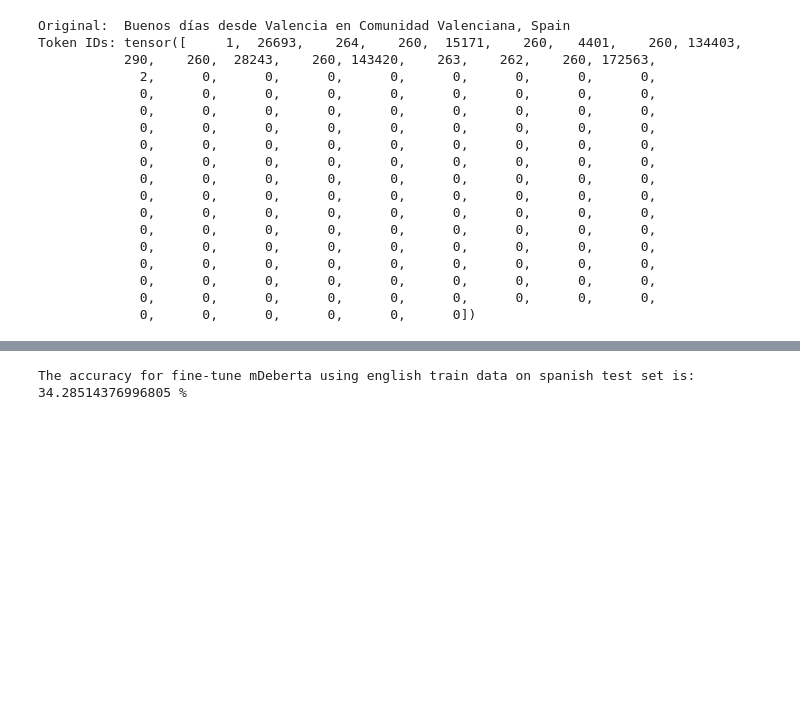
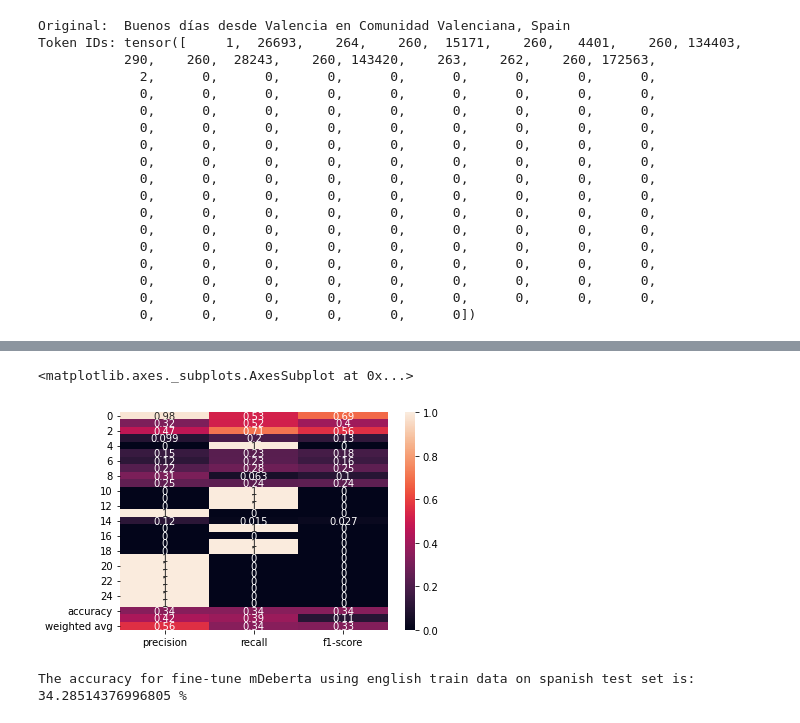
Before and after one commit to dspoorthy/MultilingualEmojiPrediction, a Jupyter notebook: DiscriminativeModels/mDeberta_Model/Project_505_DescriptiveModel_mDeberta.ipynb, the cells around one changed output, grey strips where cells are left out. Drawn from its saved outputs; the diff is of its cells as text; code cells hidden in the pictures; blank space fills up the shorter version.

Commit message:
mod deberta model

```diff
--- a/DiscriminativeModels/mDeberta_Model/Project_505_DescriptiveModel_mDeberta.ipynb
+++ b/DiscriminativeModels/mDeberta_Model/Project_505_DescriptiveModel_mDeberta.ipynb
@@ -694,6 +706,7 @@ def predicttestset(model,prediction_dataloader):
   predictions , true_labels = [], []
   total_eval_accuracy = 0
   act_pred_label = []
+  act_true_labels = []
 
   # Predict
   for batch in prediction_dataloader:
@@ -720,11 +733,12 @@ def predicttestset(model,prediction_dataloader):
 
     # Store predictions and true labels
     predictions.append(logits)
+    #print(type(logits))
     true_labels.append(label_ids)
-    print(logits.max(1).indices)
-    act_pred_label.append(logits.max(1).indices)
-  #f = open(filepath+filename, "w")
-  #f.write(predictions)
-  #f.close()
-
-  return total_eval_accuracy*100/len(prediction_dataloader)
+    predict_content = logits.argmax(axis=-1).flatten().tolist()
+    act_pred_label += predict_content
+    #print(act_pred_label)
+    act_true_labels += label_ids.flatten().tolist()
+    #print(act_pred_label)
+  #print(len(act_pred_label),len(act_true_labels))
+  return total_eval_accuracy*100/len(prediction_dataloader), act_pred_label,act_true_labels
@@ -758,3 +797,5 @@ Token IDs: tensor([     1,  26693,    264,    260,  15171,    260,   4401,    26
              0,      0,      0,      0,      0,      0,      0,      0,      0,
              0,      0,      0,      0,      0,      0,      0,      0,      0,
              0,      0,      0,      0,      0,      0])
+# %%
+acc_es, pred_label_es, true_labels_es = predicttestset(model_mdeberta_eng,prediction_dataloader_span_test)
@@ -761 +825,9 @@ Token IDs: tensor([     1,  26693,    264,    260,  15171,    260,   4401,    26
+# %%
+import pandas as pd
+import seaborn as sns
+evaluation_report = classification_report(true_labels_es, pred_label_es, output_dict=True, zero_division=1)
+sns.heatmap(pd.DataFrame(evaluation_report).iloc[:-1, :].T, annot=True)
+# %% [output]
+<matplotlib.axes._subplots.AxesSubplot at 0x...>
+[figure, added]
 # %%
```
Also changed, not shown: parts of 24 cells of this notebook.
